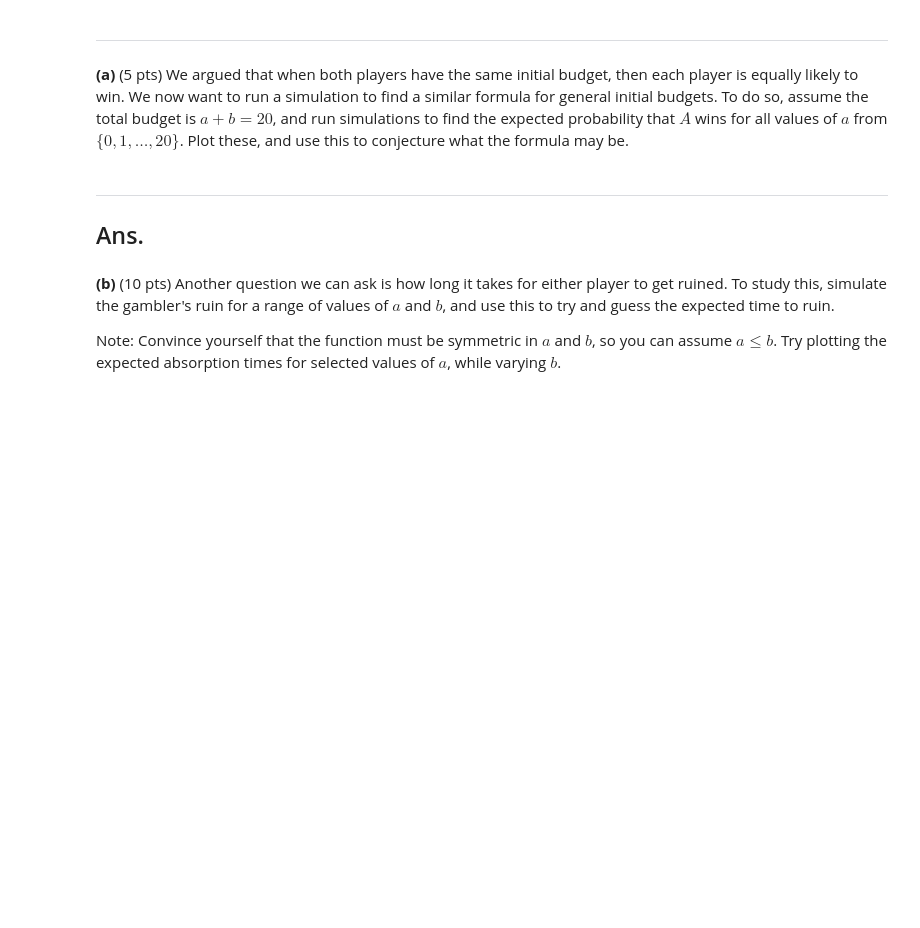
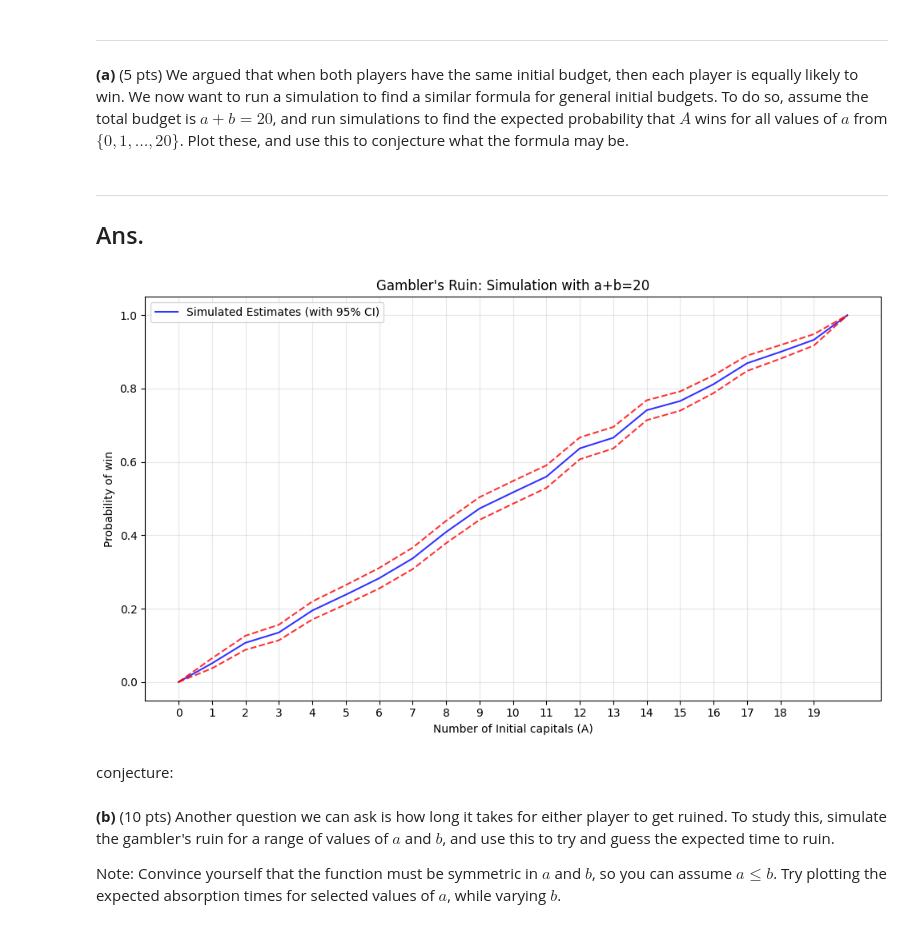
Before and after one commit to restinghouse0203/Academic_Project, a Jupyter notebook: Simluation/ORIE5580_Cornell/script/HW6.ipynb, the cells around one changed output. Drawn from its saved outputs; the diff is of its cells as text; code cells hidden in the pictures; blank space fills up the shorter version.

```diff
--- a/Simluation/ORIE5580_Cornell/script/HW6.ipynb
+++ b/Simluation/ORIE5580_Cornell/script/HW6.ipynb
@@ -81,6 +149,50 @@ In class, we saw the balanced gambler's ruin problem: two gambler's $A$ and $B$
 <hr>
 
 ## Ans.
+# %%
+def gambler_ruin(a,M):
+  while a>0 and a < M:
+    a+=random.choice([1,-1])
+  if a==0:
+    return 0
+  if a==M:
+    return 1
+# %%
+np.random.seed(42)
+S = 1000
+M = 20
+A = range(21)
+avg_win_rate = []
+LB_CI = []
+UB_CI = []
+
+for a in A:
+  result_per_a = []
+  for _ in range(S):
+    result_per_a.append(gambler_ruin(a,M))
+  expected_win_prob = np.sum(result_per_a)/S
+  avg_win_rate.append(expected_win_prob)
+  se = np.sqrt(expected_win_prob*(1-expected_win_prob)/S)
+  LB_CI.append(expected_win_prob-1.96*se)
+  UB_CI.append(expected_win_prob+1.96*se)
+# %%
+# Plotting
+plt.figure(figsize=(10, 6))
+plt.plot(A, avg_win_rate, color='blue', label='Simulated Estimates (with 95% CI)', alpha=0.8)
+plt.plot(A, LB_CI, color='red', ls='--', alpha=0.8)
+plt.plot(A, UB_CI, color='red', ls='--', alpha=0.8)
+plt.title('Gambler\'s Ruin: Simulation with a+b=20')
+plt.xlabel('Number of Initial capitals (A)')
+plt.ylabel('Probability of win')
+plt.grid(True, alpha=0.3)
+plt.xticks(N)
+plt.legend()
+plt.tight_layout()
+plt.show()
+# %% [output]
+[figure, added]
+# %% [markdown]
+conjecture:
 # %% [markdown]
 **(b)** (10 pts) Another question we can ask is how long it takes for either player to get ruined. To study this, simulate the gambler's ruin for a range of values of $a$ and $b$, and use this to try and guess the expected time to ruin.
 
```
Also changed, not shown: parts of 24 cells of this notebook.
